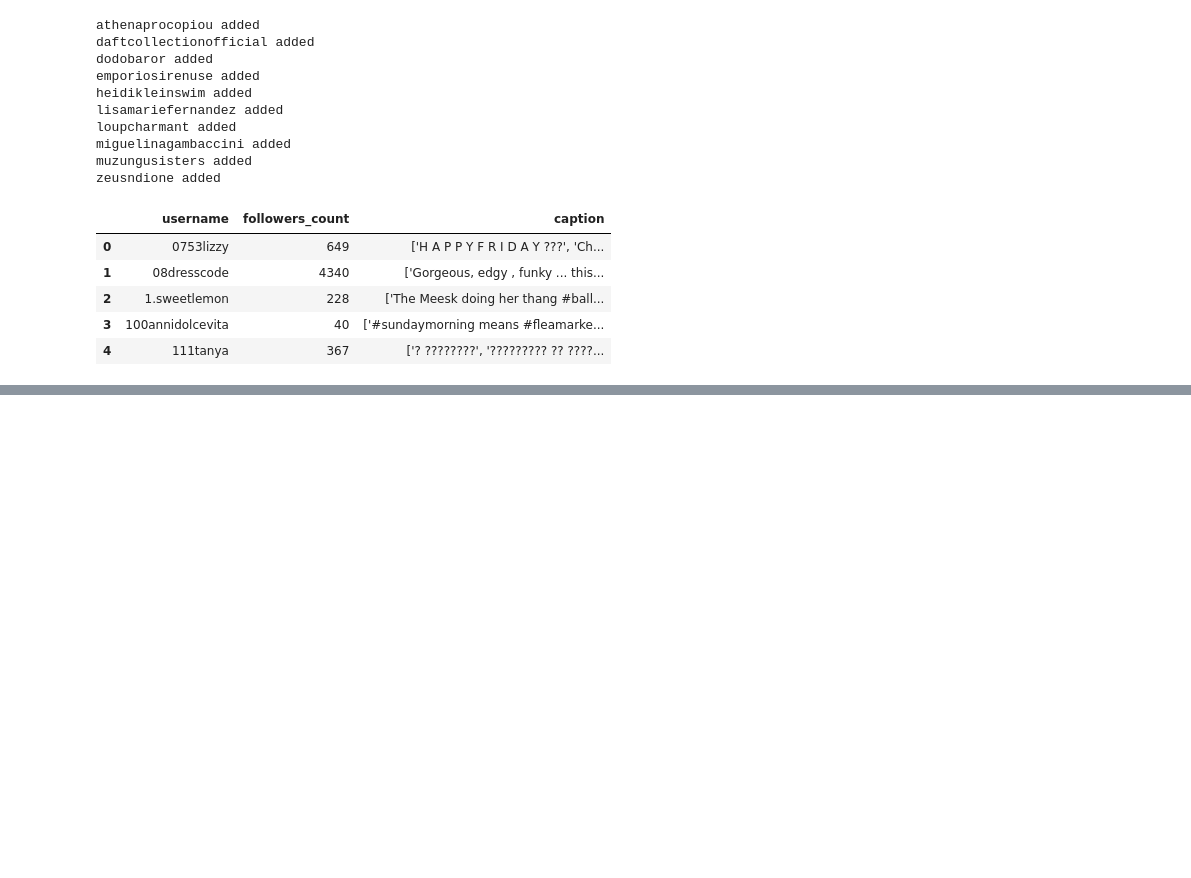
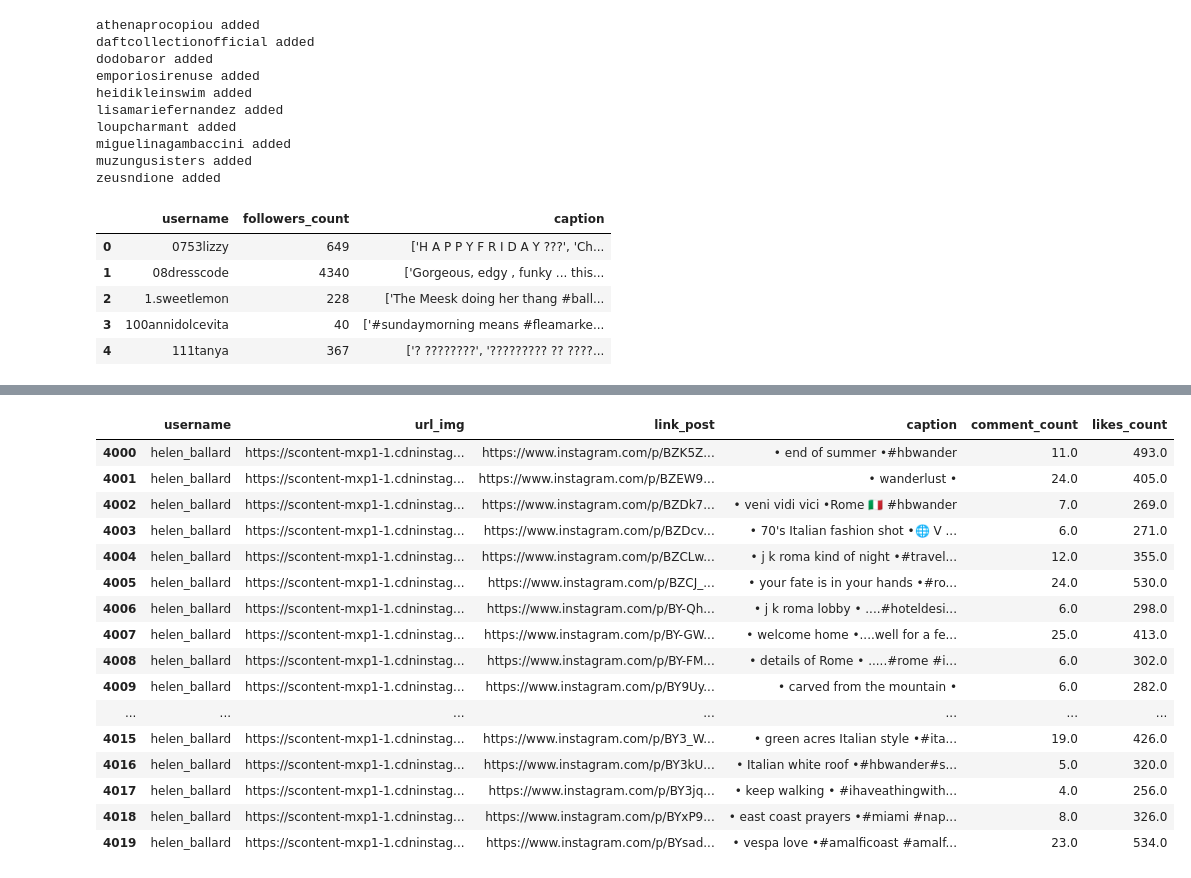
Before and after one commit to kmavon/dataswag, a Jupyter notebook: Dataset_Exploration/post_tags_list.ipynb, the cells around one changed output, grey strips where cells are left out. Cells and saved outputs as stored; diff of their text form; code cells hidden in the pictures; blank space fills up the shorter version.

```diff
--- a/Dataset_Exploration/post_tags_list.ipynb
+++ b/Dataset_Exploration/post_tags_list.ipynb
@@ -156,0 +219,35 @@ zeusndione added
+# %%
+def clean_captions(bio):
+    bio = bio.replace('b\'', '')
+    bio = bio.replace('\n', '')
+    bio = bio.replace('\r', '')
+    #removes hex emojis
+    bio = bio.replace('\\x', '<')
+    bio = re.sub('<\w\w', '', bio)
+    bio = bio.replace('\\', '')
+    return bio
+
+
+posts_data = pd.read_csv('../EMPORIOSIRENUSE_20173012/emporiosirenuse/followers data/emporiosirenuse_followers_posts.csv',
+                        usecols=['username', 'url_img', 'link_post', 'caption', 'comment_count', 'likes_count'],
+                        converters={'caption':clean_bios})
+# %%
+posts_data.iloc[4000:4020]
+# %% [output]
+|  | username | url_img | link_post | caption | comment_count | likes_count |
+| 4000 | helen_ballard | https://scontent-mxp1-1.cdninstag... | https://www.instagram.com/p/BZK5Z... | • end of summer •#hbwander | 11.0 | 493.0 |
+| 4001 | helen_ballard | https://scontent-mxp1-1.cdninstag... | https://www.instagram.com/p/BZEW9... | • wanderlust • | 24.0 | 405.0 |
+| 4002 | helen_ballard | https://scontent-mxp1-1.cdninstag... | https://www.instagram.com/p/BZDk7... | • veni vidi vici •Rome 🇮🇹 #hbwander | 7.0 | 269.0 |
+| 4003 | helen_ballard | https://scontent-mxp1-1.cdninstag... | https://www.instagram.com/p/BZDcv... | • 70's Italian fashion shot •🌐 V ... | 6.0 | 271.0 |
+| 4004 | helen_ballard | https://scontent-mxp1-1.cdninstag... | https://www.instagram.com/p/BZCLw... | • j k roma kind of night •#travel... | 12.0 | 355.0 |
+| 4005 | helen_ballard | https://scontent-mxp1-1.cdninstag... | https://www.instagram.com/p/BZCJ_... | • your fate is in your hands •#ro... | 24.0 | 530.0 |
+| 4006 | helen_ballard | https://scontent-mxp1-1.cdninstag... | https://www.instagram.com/p/BY-Qh... | • j k roma lobby • ....#hoteldesi... | 6.0 | 298.0 |
+| 4007 | helen_ballard | https://scontent-mxp1-1.cdninstag... | https://www.instagram.com/p/BY-GW... | • welcome home •....well for a fe... | 25.0 | 413.0 |
+| 4008 | helen_ballard | https://scontent-mxp1-1.cdninstag... | https://www.instagram.com/p/BY-FM... | • details of Rome • .....#rome #i... | 6.0 | 302.0 |
+| 4009 | helen_ballard | https://scontent-mxp1-1.cdninstag... | https://www.instagram.com/p/BY9Uy... | • carved from the mountain • | 6.0 | 282.0 |
+| ... | ... | ... | ... | ... | ... | ... |
+| 4015 | helen_ballard | https://scontent-mxp1-1.cdninstag... | https://www.instagram.com/p/BY3_W... | • green acres Italian style •#ita... | 19.0 | 426.0 |
+| 4016 | helen_ballard | https://scontent-mxp1-1.cdninstag... | https://www.instagram.com/p/BY3kU... | • Italian white roof •#hbwander#s... | 5.0 | 320.0 |
+| 4017 | helen_ballard | https://scontent-mxp1-1.cdninstag... | https://www.instagram.com/p/BY3jq... | • keep walking • #ihaveathingwith... | 4.0 | 256.0 |
+| 4018 | helen_ballard | https://scontent-mxp1-1.cdninstag... | https://www.instagram.com/p/BYxP9... | • east coast prayers •#miami #nap... | 8.0 | 326.0 |
+| 4019 | helen_ballard | https://scontent-mxp1-1.cdninstag... | https://www.instagram.com/p/BYsad... | • vespa love •#amalficoast #amalf... | 23.0 | 534.0 |
```
Also changed, not shown: parts of 7 cells of this notebook, 3 other files.
